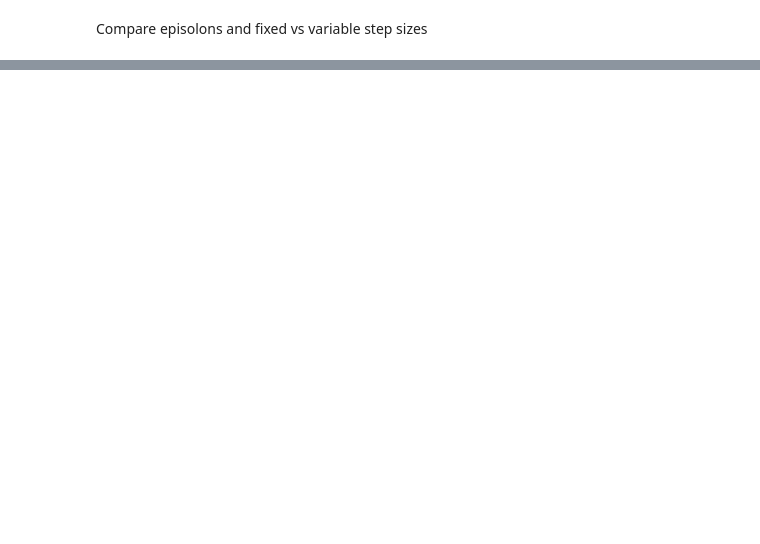
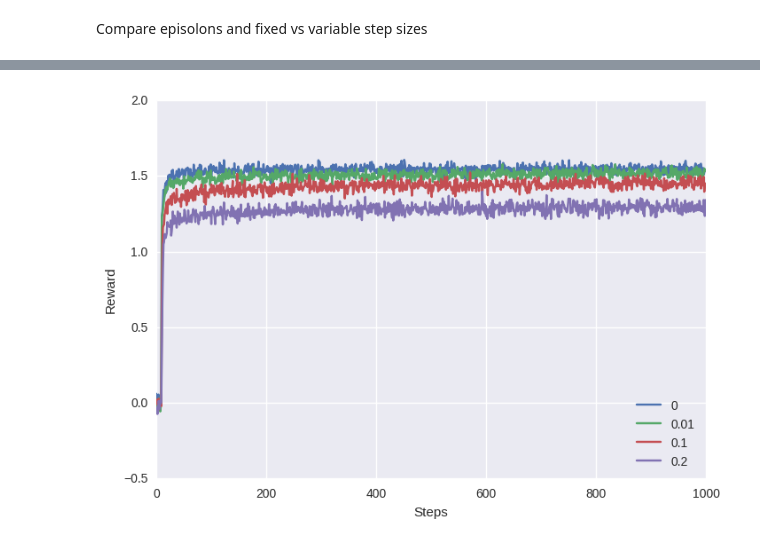
Before and after one commit to lgvaz/from_scratch, a Jupyter notebook: reinforcement_learning/bandits.ipynb, the cells around one changed output, grey strips where cells are left out. Saved outputs shown, nothing was run; the diff lists cells and outputs as text; code cells hidden in the pictures; blank space fills up the shorter version.

```diff
--- a/reinforcement_learning/bandits.ipynb
+++ b/reinforcement_learning/bandits.ipynb
@@ -84,0 +85,4 @@ evaluate(step_size=0.01)
+# %%
+evaluate(Q_init=5, fixed_step=False)
+# %% [output]
+[figure, added]
```
Also changed, not shown: parts of 9 cells of this notebook.
